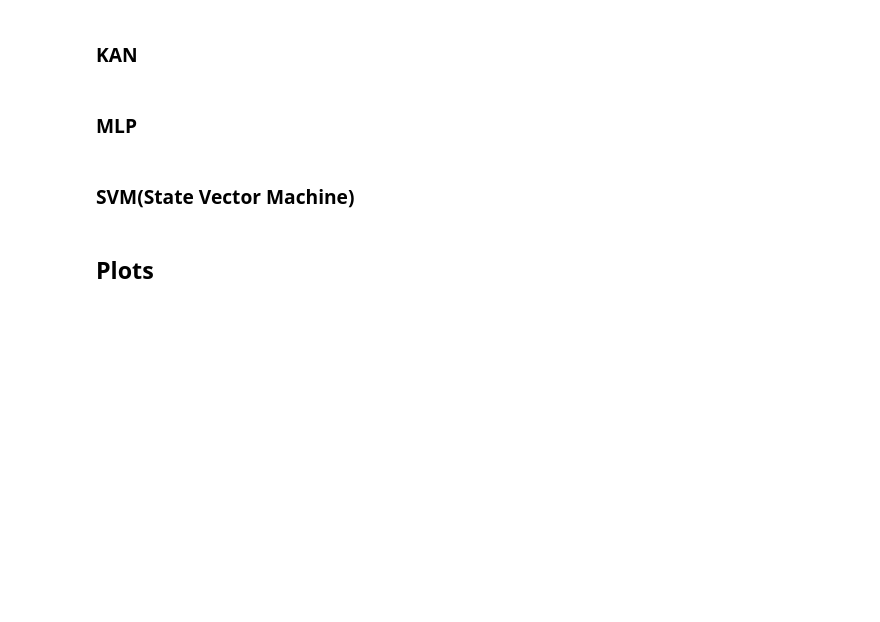
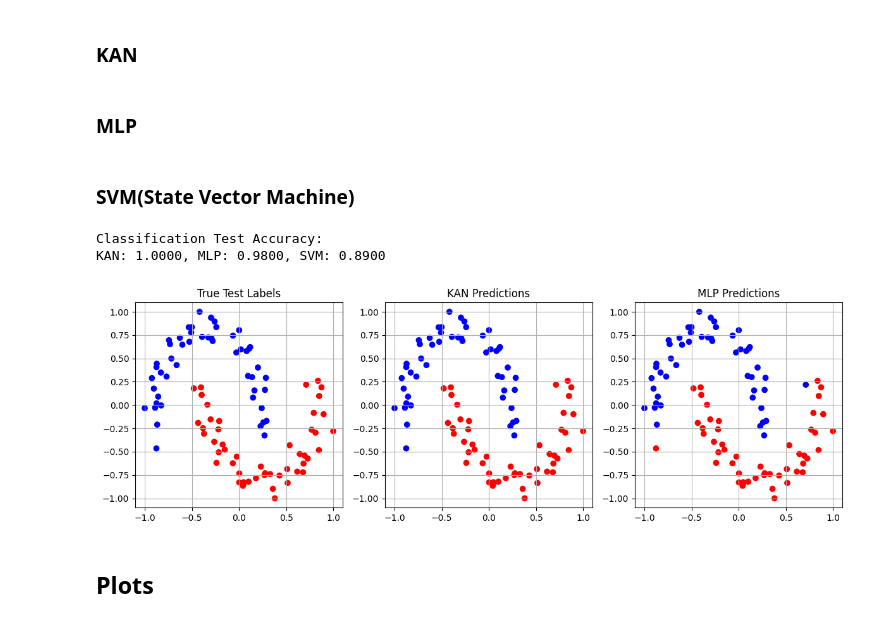
Before and after one commit to Semester7Project/KAN, a Jupyter notebook: main.ipynb, the cells around one changed output. Drawn from its saved outputs; the diff is of its cells as text; code cells hidden in the pictures; blank space fills up the shorter version.

```diff
--- a/main.ipynb
+++ b/main.ipynb
@@ -226,6 +260,50 @@ xx, yy = np.meshgrid(np.linspace(x_min, x_max, 100), np.linspace(y_min, y_max, 1
 # Predict on grid points to plot decision boundary for SVM
 Z_svm = svm_clf.predict(np.c_[xx.ravel(), yy.ravel()])
 Z_svm = Z_svm.reshape(xx.shape)
+# %%
+def softmax(vec):
+    return np.exp(vec) / sum(np.exp(vec))
+
+# Classification Test Set
+x_test_cl, y_test_cl = datasets.make_moons(n_samples=100, noise=noise)
+x_test_cl[:, 0] = (x_test_cl[:, 0] - min(x_test_cl[:, 0])) / max(x_test_cl[:, 0] - min(x_test_cl[:, 0])) * 2 - 1
+x_test_cl[:, 1] = (x_test_cl[:, 1] - min(x_test_cl[:, 1])) / max(x_test_cl[:, 1] - min(x_test_cl[:, 1])) * 2 - 1
+
+# Predictions
+y_pred_kan_cl = np.array([np.argmax(softmax(kan_cl(x))) for x in x_test_cl])
+y_pred_mlp_cl = np.array([np.argmax(softmax(mlp_cl(x))) for x in x_test_cl])
+y_pred_svm_cl = svm_clf.predict(x_test_cl)
+
+# Calculate Accuracy
+accuracy_kan = np.mean(y_pred_kan_cl == y_test_cl)
+accuracy_mlp = np.mean(y_pred_mlp_cl == y_test_cl)
+accuracy_svm = np.mean(y_pred_svm_cl == y_test_cl)
+
+# Print Classification Test Results
+print(f"Classification Test Accuracy:")
+print(f"KAN: {accuracy_kan:.4f}, MLP: {accuracy_mlp:.4f}, SVM: {accuracy_svm:.4f}")
+# %% [output]
+Classification Test Accuracy:
+KAN: 1.0000, MLP: 0.9800, SVM: 0.8900
+# %%
+# Classification Test Plot
+fig, ax = plt.subplots(1, 3, figsize=(12, 4))
+ax[0].scatter(*x_test_cl.T, c=y_test_cl, cmap=plt.cm.bwr, label='True Labels')
+ax[0].set_title("True Test Labels")
+ax[0].grid()
+
+ax[1].scatter(*x_test_cl.T, c=y_pred_kan_cl, cmap=plt.cm.bwr, label='KAN Predictions')
+ax[1].set_title("KAN Predictions")
+ax[1].grid()
+
+ax[2].scatter(*x_test_cl.T, c=y_pred_mlp_cl, cmap=plt.cm.bwr, label='MLP Predictions')
+ax[2].set_title("MLP Predictions")
+ax[2].grid()
+
+plt.tight_layout()
+plt.show()
+# %% [output]
+[figure, added]
 # %% [markdown]
 ## Plots
 # %%
```
Also changed, not shown: parts of 8 cells of this notebook.
